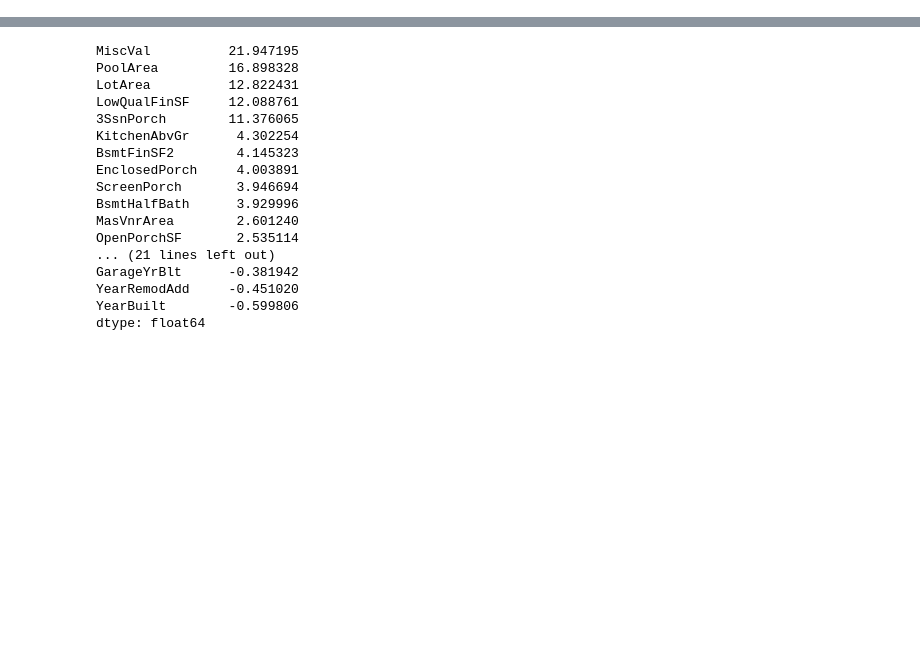
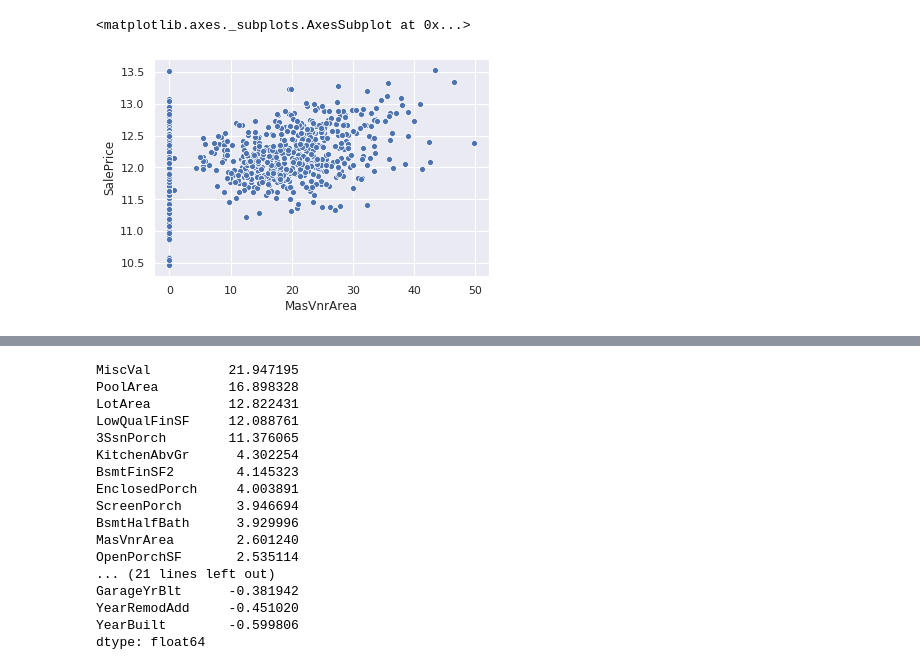
Before and after one commit to ViktorTarasenko/housepricing, a Jupyter notebook: feature_skewness.ipynb, the cells around one changed output, grey strips where cells are left out. Saved outputs shown, nothing was run; the diff lists cells and outputs as text; code cells hidden in the pictures; blank space fills up the shorter version.

```diff
--- a/feature_skewness.ipynb
+++ b/feature_skewness.ipynb
@@ -42,2 +110,7 @@ sns.distplot(transformed['PoolArea'], hist=False , kde=True,rug=True);
+# %%
+sns.scatterplot(train_data["MasVnrArea"], y=train_data["SalePrice"], data=transformed)
+# %% [output]
+<matplotlib.axes._subplots.AxesSubplot at 0x...>
+[figure, added]
 # %%
 skew_features
```
Also changed, not shown: parts of 5 cells of this notebook, 5 other files.
